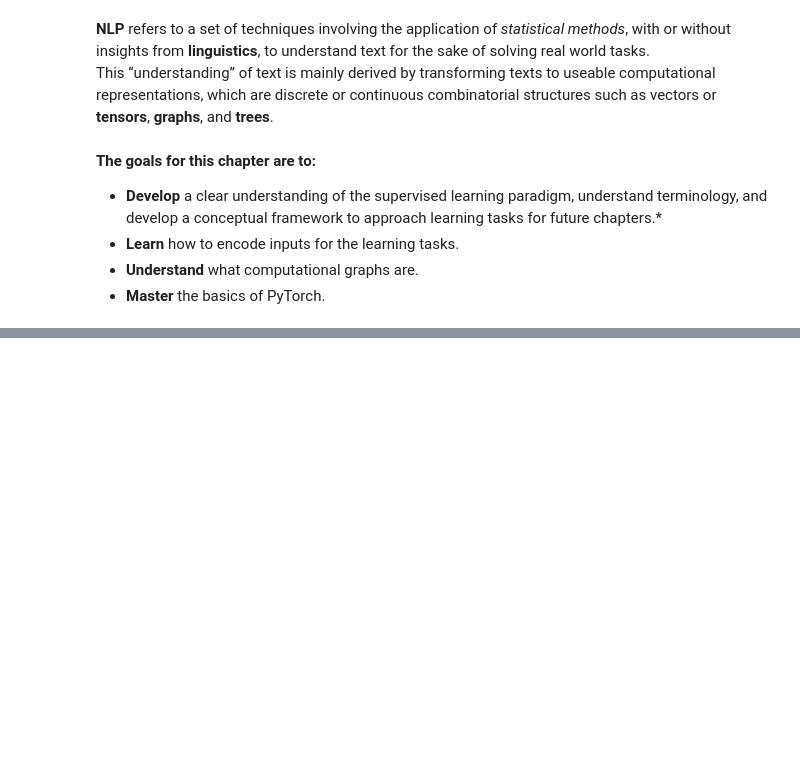
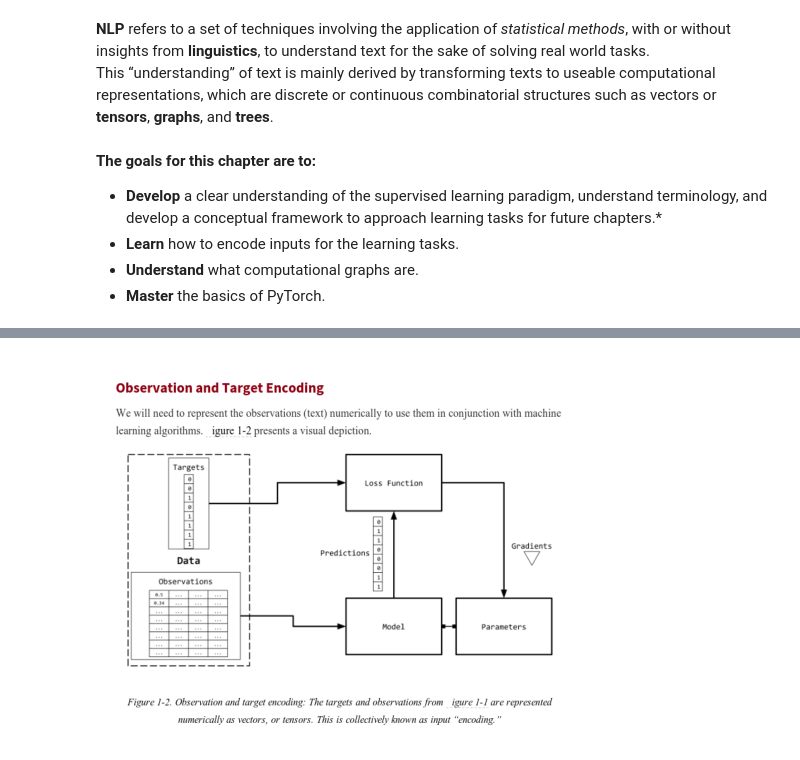
Before and after one commit to RandomSci/Natural-Language-Processing, a Jupyter notebook: NLP_Always_Update_For_New_Learnings.ipynb, the cells around one changed output, grey strips where cells are left out. Saved outputs shown, nothing was run; the diff lists cells and outputs as text; code cells hidden in the pictures; blank space fills up the shorter version.

```diff
--- a/NLP_Always_Update_For_New_Learnings.ipynb
+++ b/NLP_Always_Update_For_New_Learnings.ipynb
@@ -27,0 +80,8 @@ Sometimes, these labels known as the *ground truth*.
+# %%
+crop = img[150: 700, 640: 1330]
+plt.imshow(crop)
+plt.axis("off")
+plt.savefig("Observation_and_Target_Encoding.png")
+plt.show()
+# %% [output]
+[figure, added]
```
Also changed, not shown: parts of 5 cells of this notebook.
